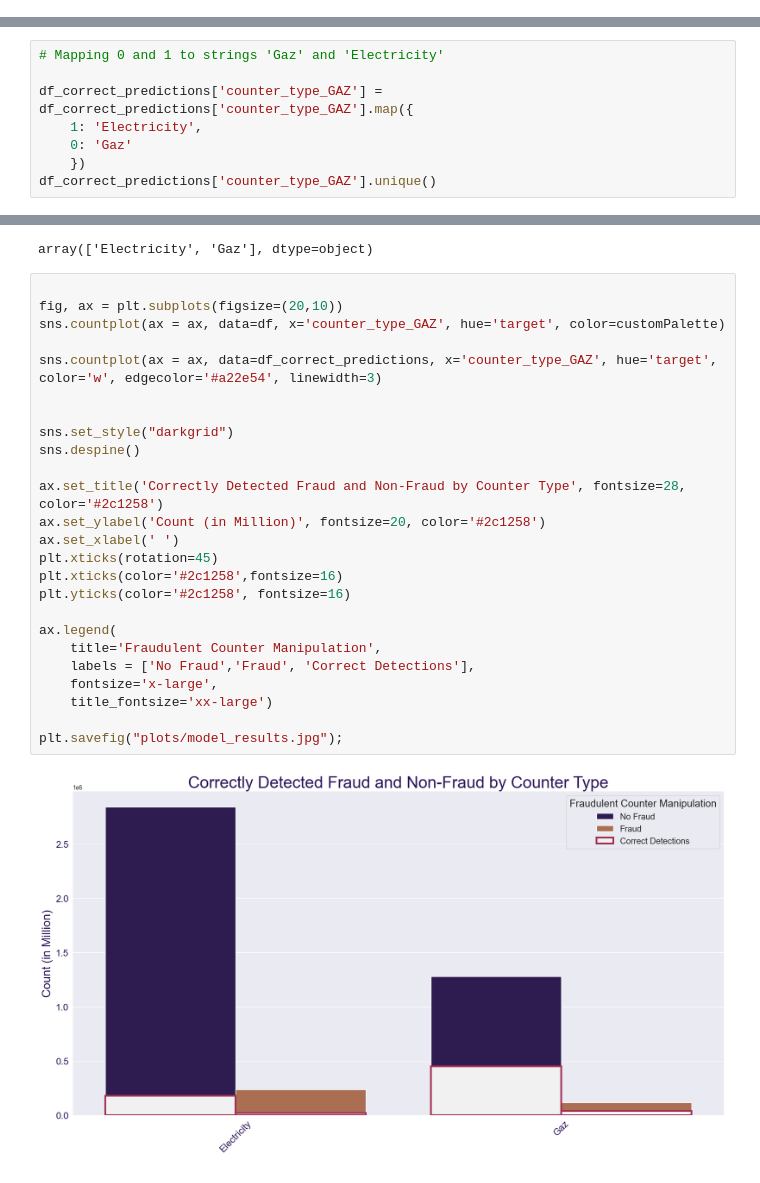
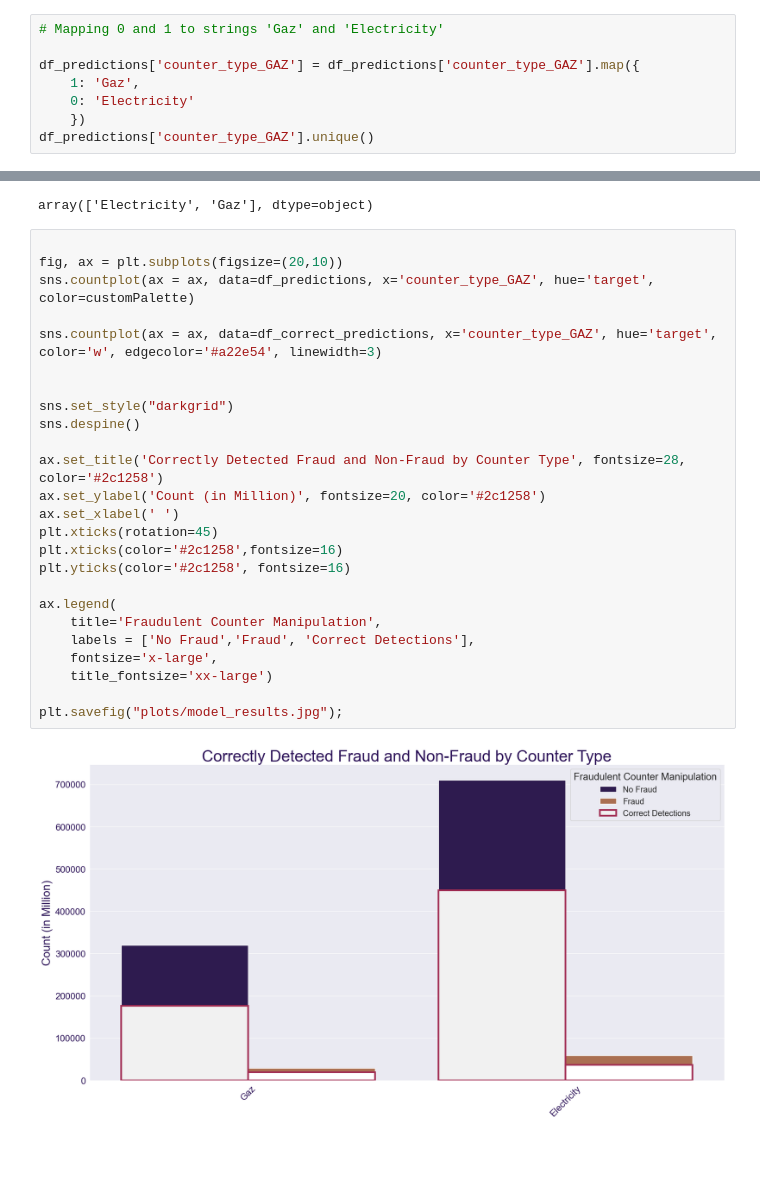
Before and after one commit to Cazta/fraud_detection_electricity_company, a Jupyter notebook: plot_target_distribution.ipynb, the cells around one changed output, grey strips where cells are left out. Cells and saved outputs as stored; diff of their text form.

Commit message:
plot of model results

```diff
--- a/plot_target_distribution.ipynb
+++ b/plot_target_distribution.ipynb
@@ -90,3 +90,11 @@ df_predictions.head()
 | 3 | 28 | 415.500 | 62 | 1 | 0 | 0 | ... |
 | 4 | 20 | 5.750 | 60 | 1 | 0 | 0 | ... |
 5 rows × 58 columns
+# %%
+# Mapping 0 and 1 to strings 'Gaz' and 'Electricity'
+
+df_predictions['counter_type_GAZ'] = df_predictions['counter_type_GAZ'].map({
+    1: 'Gaz',
+    0: 'Electricity'
+    })
+df_predictions['counter_type_GAZ'].unique()
@@ -113,11 +123,3 @@ df_correct_predictions.head(20)
 | 34 | 12 | 331.250 | 54 | 1 | 0 | 0 | ... |
 | 35 | 14 | 84.000 | 41 | 1 | 0 | 0 | ... |
 20 rows × 58 columns
-# %%
-# Mapping 0 and 1 to strings 'Gaz' and 'Electricity'
-
-df_correct_predictions['counter_type_GAZ'] = df_correct_predictions['counter_type_GAZ'].map({
-    1: 'Electricity',
-    0: 'Gaz'
-    })
-df_correct_predictions['counter_type_GAZ'].unique()
@@ -135,27 +130,27 @@ array(['Electricity', 'Gaz'], dtype=object)
 # %%
 
 fig, ax = plt.subplots(figsize=(20,10))
-sns.countplot(ax = ax, data=df, x='counter_type_GAZ', hue='target', color=customPalette)
+sns.countplot(ax = ax, data=df_predictions, x='counter_type_GAZ', hue='target', color=customPalette)
 
 sns.countplot(ax = ax, data=df_correct_predictions, x='counter_type_GAZ', hue='target', color='w', edgecolor='#a22e54', linewidth=3)
 
 
 sns.set_style("darkgrid")
 sns.despine()
 
 ax.set_title('Correctly Detected Fraud and Non-Fraud by Counter Type', fontsize=28, color='#2c1258')
 ax.set_ylabel('Count (in Million)', fontsize=20, color='#2c1258')
 ax.set_xlabel(' ')
 plt.xticks(rotation=45)
 plt.xticks(color='#2c1258',fontsize=16)
 plt.yticks(color='#2c1258', fontsize=16)
 
 ax.legend(
     title='Fraudulent Counter Manipulation',
     labels = ['No Fraud','Fraud', 'Correct Detections'],
     fontsize='x-large',
     title_fontsize='xx-large')
 
 plt.savefig("plots/model_results.jpg");
 # %% [output]
-[figure, old version]
+[figure, new version]
```
Also changed, not shown: parts of 2 cells of this notebook, 1 other file.
